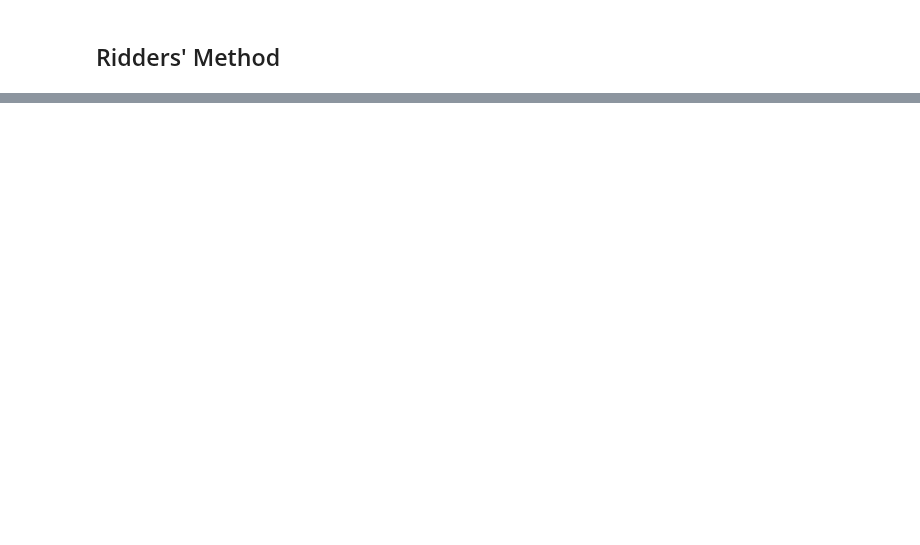
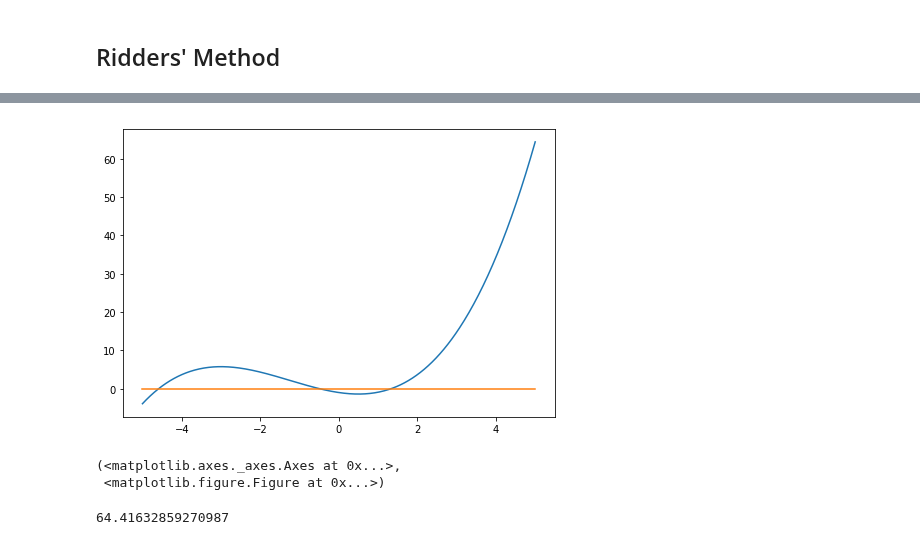
Before and after one commit to vitaminac/maths, a Jupyter notebook: RootFinding.ipynb, the cells around one changed output, grey strips where cells are left out. Cells and saved outputs as stored; diff of their text form; code cells hidden in the pictures; blank space fills up the shorter version.

```diff
--- a/RootFinding.ipynb
+++ b/RootFinding.ipynb
@@ -18,7 +19,7 @@ When then solution or solutions of equation $f(x)=0$ are desired, namely to find
 x = np.linspace(-5, 5, 500)
 x_axis = np.zeros(x.shape)
 # %%
-def plot_f(f, show=False):
+def plot_f(f, show=True):
     fig = plt.figure()
     ax = fig.add_axes((0, 0, 1, 1))
     ax.plot(x, f(x))
@@ -326,0 +423,10 @@ create_ridders_ani(-2, 1, sin_inv_f)
+# %%
+plot_f(f)
+# %% [output]
+[figure, added]
+(<matplotlib.axes._axes.Axes at 0x...>,
+ <matplotlib.figure.Figure at 0x...>)
+# %%
+f(4.999990609041445)
+# %% [output]
+64.41632859270987
```
Also changed, not shown: parts of 13 cells of this notebook.
